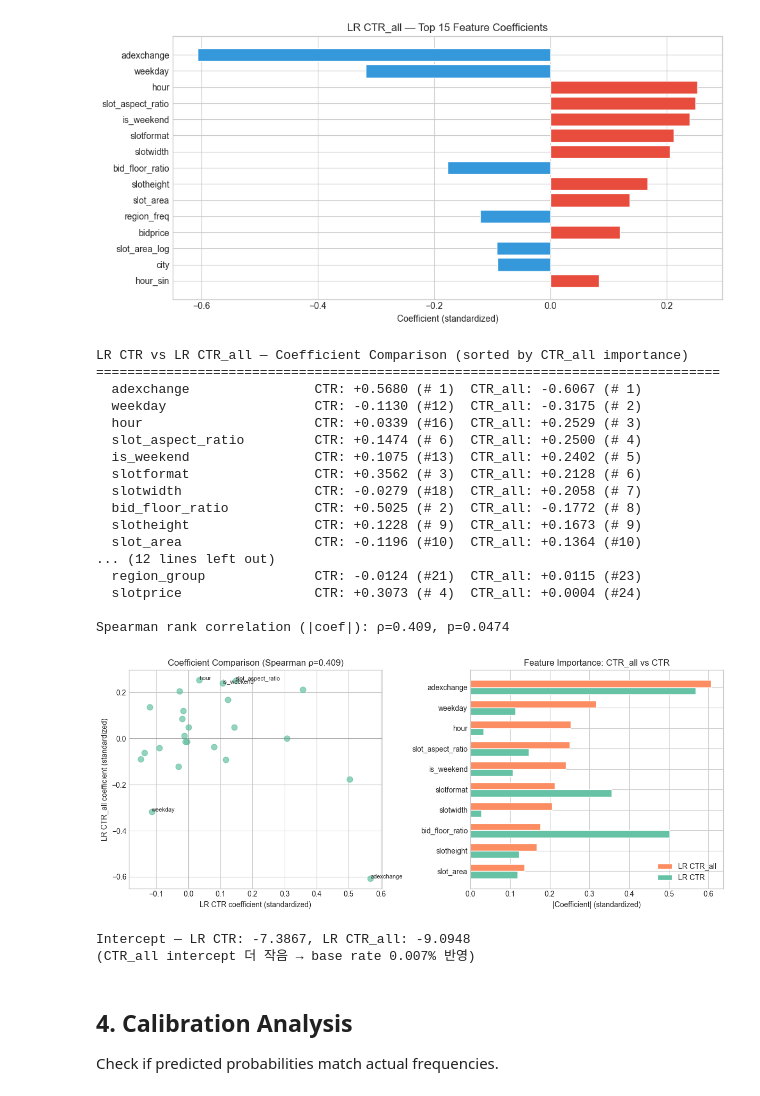
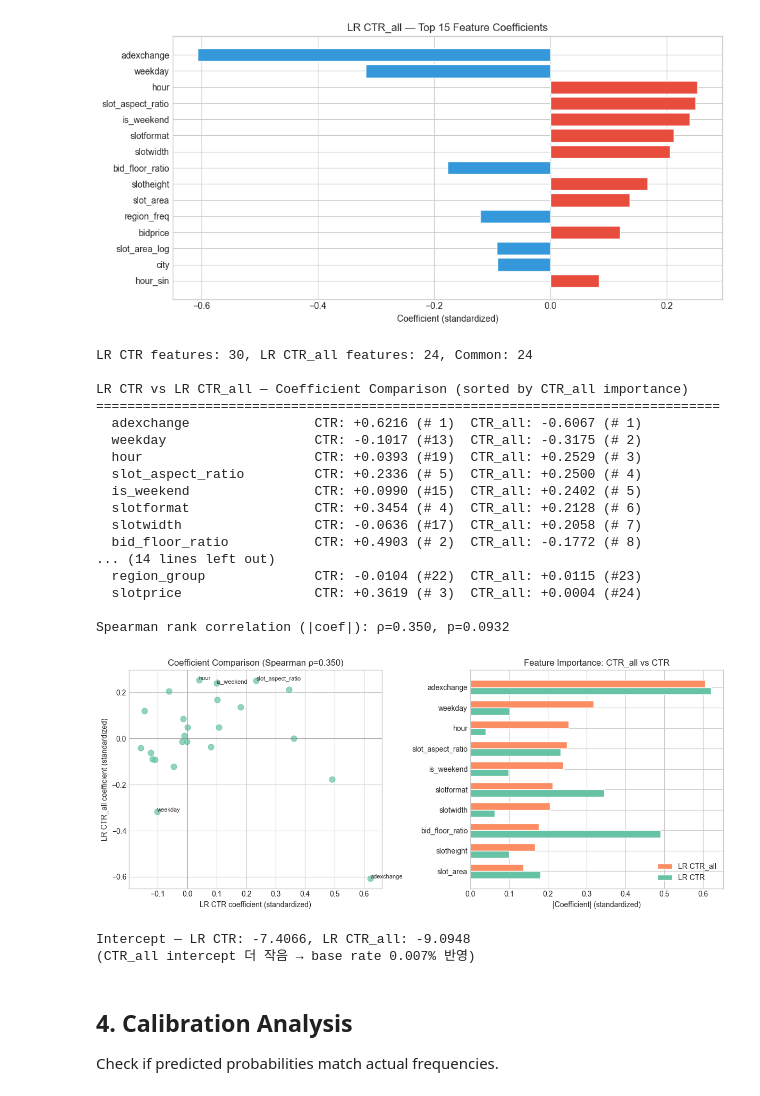
Before and after one commit to tae73/rtb_ipinyou, a Jupyter notebook: notebooks/03_prediction_baseline.ipynb, the cells around one changed output. Drawn from its saved outputs; the diff is of its cells as text; code cells hidden in the pictures.

```diff
--- a/notebooks/03_prediction_baseline.ipynb
+++ b/notebooks/03_prediction_baseline.ipynb
@@ -349,16 +360,18 @@ if lr_ctr_all_path.exists():
     lr_artifact = joblib.load(lr_ctr_all_path)
     lr_model = lr_artifact['model']
     scaler = lr_artifact['scaler']
+    # Use the feature names stored at training time (may differ from current feature_cols)
+    lr_feature_cols = lr_artifact.get('feature_names', feature_cols)
 
     # Full test prediction
-    X_test_full = scaler.transform(test_df[feature_cols].values.astype(np.float32))
+    X_test_full = scaler.transform(test_df[lr_feature_cols].values.astype(np.float32))
     y_test_full = test_df['click'].values
     lr_pred_full = lr_model.predict_proba(X_test_full)[:, 1]
     auc_full = roc_auc_score(y_test_full, lr_pred_full)
 
     # Won-subset evaluation
     test_won_mask = test_df['win'] == 1
-    X_test_won = scaler.transform(test_df.loc[test_won_mask, feature_cols].values.astype(np.float32))
+    X_test_won = scaler.transform(test_df.loc[test_won_mask, lr_feature_cols].values.astype(np.float32))
     y_test_won = test_df.loc[test_won_mask, 'click'].values
     lr_pred_won = lr_model.predict_proba(X_test_won)[:, 1]
     auc_won = roc_auc_score(y_test_won, lr_pred_won)
@@ -395,7 +408,7 @@ Actual CTR (won):  0.001058
 # LR CTR_all: coefficient analysis — verify bidprice/slotprice "implicit win signal" claim
 if lr_ctr_all_path.exists():
     coef_df = (
-        pd.DataFrame({'feature': feature_cols, 'coef': lr_model.coef_[0]})
+        pd.DataFrame({'feature': lr_feature_cols, 'coef': lr_model.coef_[0]})
         .assign(abs_coef=lambda d: d['coef'].abs())
         .sort_values('abs_coef', ascending=False)
     )
@@ -410,8 +423,8 @@ if lr_ctr_all_path.exists():
     bid_rank = coef_df.index.get_loc(coef_df[coef_df['feature'] == 'bidprice'].index[0]) + 1 if 'bidprice' in coef_df['feature'].values else None
     slot_rank = coef_df.index.get_loc(coef_df[coef_df['feature'] == 'slotprice'].index[0]) + 1 if 'slotprice' in coef_df['feature'].values else None
 
-    print(f"\nbidprice rank: #{bid_rank} / {len(feature_cols)}" if bid_rank else "\nbidprice not found")
-    print(f"slotprice rank: #{slot_rank} / {len(feature_cols)}" if slot_rank else "slotprice not found")
+    print(f"\nbidprice rank: #{bid_rank} / {len(lr_feature_cols)}" if bid_rank else "\nbidprice not found")
+    print(f"slotprice rank: #{slot_rank} / {len(lr_feature_cols)}" if slot_rank else "slotprice not found")
 
     if bid_rank and slot_rank and bid_rank <= 5 and slot_rank <= 5:
         print("\n→ bidprice/slotprice are top-5 features — confirms implicit win signal capture.")
@@ -456,13 +469,15 @@ lr_ctr_path = MODEL_PATH / 'lr_ctr.joblib'
 if lr_ctr_path.exists() and lr_ctr_all_path.exists():
     lr_ctr_artifact = joblib.load(lr_ctr_path)
     lr_ctr_model = lr_ctr_artifact['model']
+    lr_ctr_feature_cols = lr_ctr_artifact.get('feature_names', feature_cols)
 
+    # Build coefficient DataFrames for each model
+    ctr_coef = pd.DataFrame({'feature': lr_ctr_feature_cols, 'lr_ctr': lr_ctr_model.coef_[0]})
+    ctr_all_coef = pd.DataFrame({'feature': lr_feature_cols, 'lr_ctr_all': lr_model.coef_[0]})
+
+    # Merge on common features (models may have different feature sets)
     coef_comparison = (
-        pd.DataFrame({
-            'feature': feature_cols,
-            'lr_ctr': lr_ctr_model.coef_[0],
-            'lr_ctr_all': lr_model.coef_[0],
-        })
+        ctr_coef.merge(ctr_all_coef, on='feature', how='inner')
         .assign(
             abs_ctr=lambda d: d['lr_ctr'].abs(),
             abs_ctr_all=lambda d: d['lr_ctr_all'].abs(),
@@ -472,7 +487,9 @@ if lr_ctr_path.exists() and lr_ctr_all_path.exists():
         .sort_values('abs_ctr_all', ascending=False)
     )
 
-    print("LR CTR vs LR CTR_all — Coefficient Comparison (sorted by CTR_all importance)")
+    print(f"LR CTR features: {len(lr_ctr_feature_cols)}, LR CTR_all features: {len(lr_feature_cols)}, "
+          f"Common: {len(coef_comparison)}")
+    print(f"\nLR CTR vs LR CTR_all — Coefficient Comparison (sorted by CTR_all importance)")
     print("=" * 80)
     for _, row in coef_comparison.iterrows():
         print(f"  {row['feature']:<25} CTR: {row['lr_ctr']:+.4f} (#{row['rank_ctr']:2d})  "
@@ -497,49 +514,49 @@ if lr_ctr_path.exists() and lr_ctr_all_path.exists():
     ax.set_xlabel('LR CTR coefficient (standardized)')
     ax.set_ylabel('LR CTR_all coefficient (standardized)')
     ax.set_title(f'Coefficient Comparison (Spearman ρ={rho:.3f})')
 
     # Right: rank comparison bar chart
     ax = axes[1]
     top10 = coef_comparison.head(10)
     x = np.arange(len(top10))
     w = 0.35
     ax.barh(x - w/2, top10['abs_ctr_all'], w, label='LR CTR_all', color='C1')
     ax.barh(x + w/2, top10['abs_ctr'], w, label='LR CTR', color='C0')
     ax.set_yticks(x)
     ax.set_yticklabels(top10['feature'])
     ax.set_xlabel('|Coefficient| (standardized)')
     ax.set_title('Feature Importance: CTR_all vs CTR')
     ax.legend()
     ax.invert_yaxis()
 
     plt.tight_layout()
     plt.savefig(FIG_PATH / '03_lr_coef_comparison.png', dpi=150, bbox_inches='tight')
     plt.show()
 
     # Intercept comparison
     print(f"\nIntercept — LR CTR: {lr_ctr_model.intercept_[0]:.4f}, "
           f"LR CTR_all: {lr_model.intercept_[0]:.4f}")
     print(f"(CTR_all intercept 더 작음 → base rate 0.007% 반영)")
 # %% [output]
+LR CTR features: 30, LR CTR_all features: 24, Common: 24
+
 LR CTR vs LR CTR_all — Coefficient Comparison (sorted by CTR_all importance)
 ================================================================================
-  adexchange                CTR: +0.5680 (# 1)  CTR_all: -0.6067 (# 1)
-  weekday                   CTR: -0.1130 (#12)  CTR_all: -0.3175 (# 2)
-  hour                      CTR: +0.0339 (#16)  CTR_all: +0.2529 (# 3)
-  slot_aspect_ratio         CTR: +0.1474 (# 6)  CTR_all: +0.2500 (# 4)
-  is_weekend                CTR: +0.1075 (#13)  CTR_all: +0.2402 (# 5)
-  slotformat                CTR: +0.3562 (# 3)  CTR_all: +0.2128 (# 6)
-  slotwidth                 CTR: -0.0279 (#18)  CTR_all: +0.2058 (# 7)
-  bid_floor_ratio           CTR: +0.5025 (# 2)  CTR_all: -0.1772 (# 8)
-  slotheight                CTR: +0.1228 (# 9)  CTR_all: +0.1673 (# 9)
-  slot_area                 CTR: -0.1196 (#10)  CTR_all: +0.1364 (#10)
-... (12 lines left out)
-  region_group              CTR: -0.0124 (#21)  CTR_all: +0.0115 (#23)
-  slotprice                 CTR: +0.3073 (# 4)  CTR_all: +0.0004 (#24)
+  adexchange                CTR: +0.6216 (# 1)  CTR_all: -0.6067 (# 1)
+  weekday                   CTR: -0.1017 (#13)  CTR_all: -0.3175 (# 2)
+  hour                      CTR: +0.0393 (#19)  CTR_all: +0.2529 (# 3)
+  slot_aspect_ratio         CTR: +0.2336 (# 5)  CTR_all: +0.2500 (# 4)
+  is_weekend                CTR: +0.0990 (#15)  CTR_all: +0.2402 (# 5)
+  slotformat                CTR: +0.3454 (# 4)  CTR_all: +0.2128 (# 6)
+  slotwidth                 CTR: -0.0636 (#17)  CTR_all: +0.2058 (# 7)
+  bid_floor_ratio           CTR: +0.4903 (# 2)  CTR_all: -0.1772 (# 8)
+... (14 lines left out)
+  region_group              CTR: -0.0104 (#22)  CTR_all: +0.0115 (#23)
+  slotprice                 CTR: +0.3619 (# 3)  CTR_all: +0.0004 (#24)
 
-Spearman rank correlation (|coef|): ρ=0.409, p=0.0474
+Spearman rank correlation (|coef|): ρ=0.350, p=0.0932
-[figure, old version]
+[figure, new version]
-Intercept — LR CTR: -7.3867, LR CTR_all: -9.0948
+Intercept — LR CTR: -7.4066, LR CTR_all: -9.0948
 (CTR_all intercept 더 작음 → base rate 0.007% 반영)
 # %% [markdown]
 ## 4. Calibration Analysis
```
Also changed, not shown: parts of 14 cells of this notebook, 7 other files.
